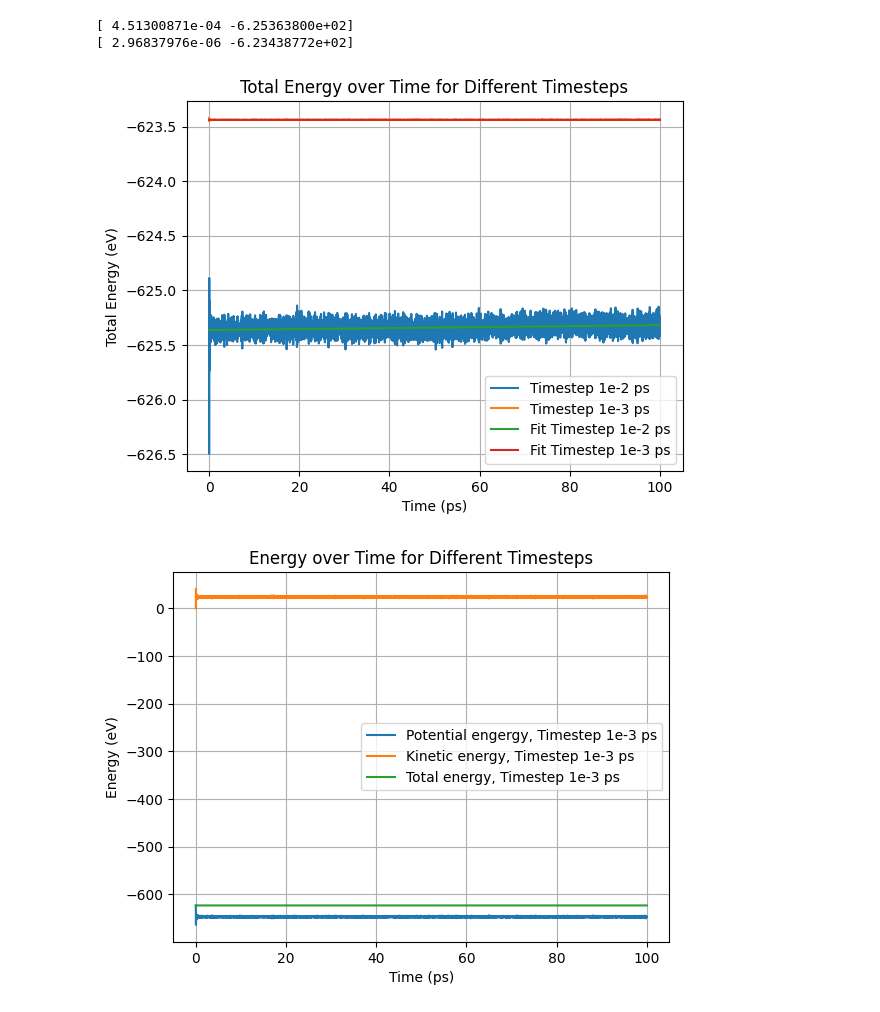
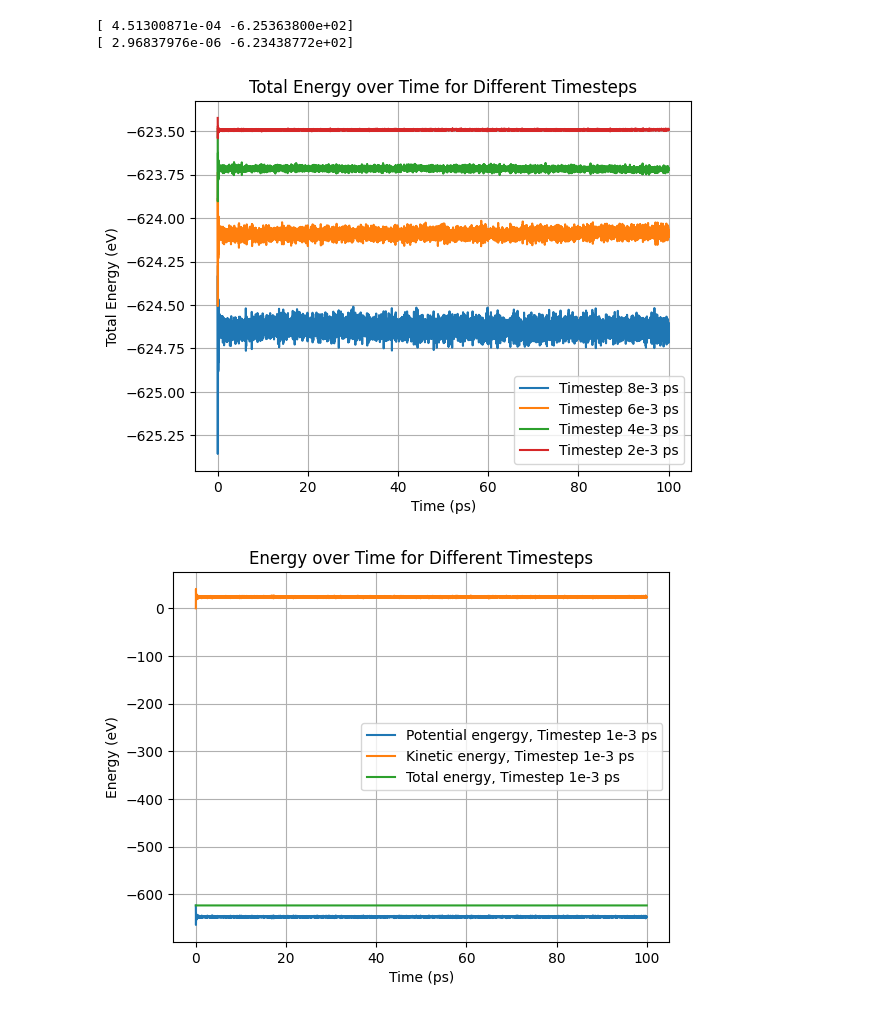
Before and after one commit to RichardBlucher/fka122-Exercises, a Jupyter notebook: fka122-Exercises1/Home-assignment/H1/visual.ipynb, the cells around one changed output. Saved outputs shown, nothing was run; the diff lists cells and outputs as text; code cells hidden in the pictures.

```diff
--- a/fka122-Exercises1/Home-assignment/H1/visual.ipynb
+++ b/fka122-Exercises1/Home-assignment/H1/visual.ipynb
@@ -112,31 +116,31 @@ print(fit3)
 [ 4.51300871e-04 -6.25363800e+02]
 [ 2.96837976e-06 -6.23438772e+02]
 # %%
-data0 = pd.read_csv('output_0.csv', header=None)
-data1 = pd.read_csv('output_1.csv', header=None)
+data0 = pd.read_csv('2b_output_0.csv', header=None)
+data1 = pd.read_csv('2b_output_1.csv', header=None)
 data_array0 = data0.to_numpy()
 data_array1 = data1.to_numpy()
-data2 = pd.read_csv('output_2.csv', header=None)
-data3 = pd.read_csv('output_3.csv', header=None)
+data2 = pd.read_csv('2b_output_2.csv', header=None)
+data3 = pd.read_csv('2b_output_3.csv', header=None)
 data_array2 = data2.to_numpy()
 data_array3 = data3.to_numpy()
-#plt.plot(data_array0[:,0], data_array0[:,3], label='Timestep 1e0 ps')
-#plt.plot(data_array1[:,0], data_array1[:,3], label='Timestep 1e-1 ps')
-plt.plot(data_array2[:,0], data_array2[:,3], label='Timestep 1e-2 ps')
-plt.plot(data_array3[:,0], data_array3[:,3], label='Timestep 1e-3 ps')
+plt.plot(data_array0[:,0], data_array0[:,3], label='Timestep 8e-3 ps')
+plt.plot(data_array1[:,0], data_array1[:,3], label='Timestep 6e-3 ps')
+plt.plot(data_array2[:,0], data_array2[:,3], label='Timestep 4e-3 ps')
+plt.plot(data_array3[:,0], data_array3[:,3], label='Timestep 2e-3 ps')
 
-plt.plot(data_array2[:,0], data_array2[:,0]*fit2[0]+fit2[1], label='Fit Timestep 1e-2 ps')
-plt.plot(data_array3[:,0], data_array3[:,0]*fit3[0]+fit3[1], label='Fit Timestep 1e-3 ps')
+#plt.plot(data_array2[:,0], data_array2[:,0]*fit2[0]+fit2[1], label='Fit Timestep 1e-2 ps')
+#plt.plot(data_array3[:,0], data_array3[:,0]*fit3[0]+fit3[1], label='Fit Timestep 1e-3 ps')
 
 
 plt.xlabel('Time (ps)')
 plt.ylabel('Total Energy (eV)')
 plt.title('Total Energy over Time for Different Timesteps')
 plt.legend()
 plt.grid()
 plt.show()
 # %% [output]
-[figure, old version]
+[figure, new version]
 # %%
 #plt.plot(data_array0[:,0], data_array0[:,1], label='Potential engergy, Timestep 1e0 ps')
 #plt.plot(data_array1[:,0], data_array1[:,1], label='Potential engergy, Timestep 1e-1 ps')
```
Also changed, not shown: parts of 16 cells of this notebook, 4 other files.
